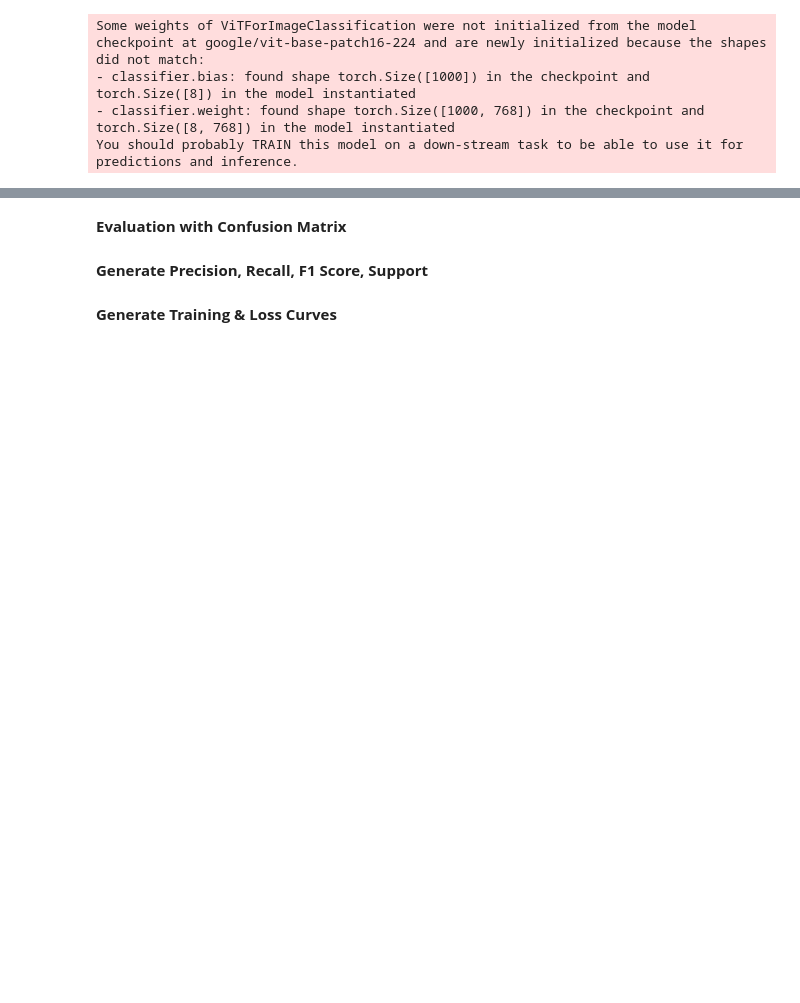
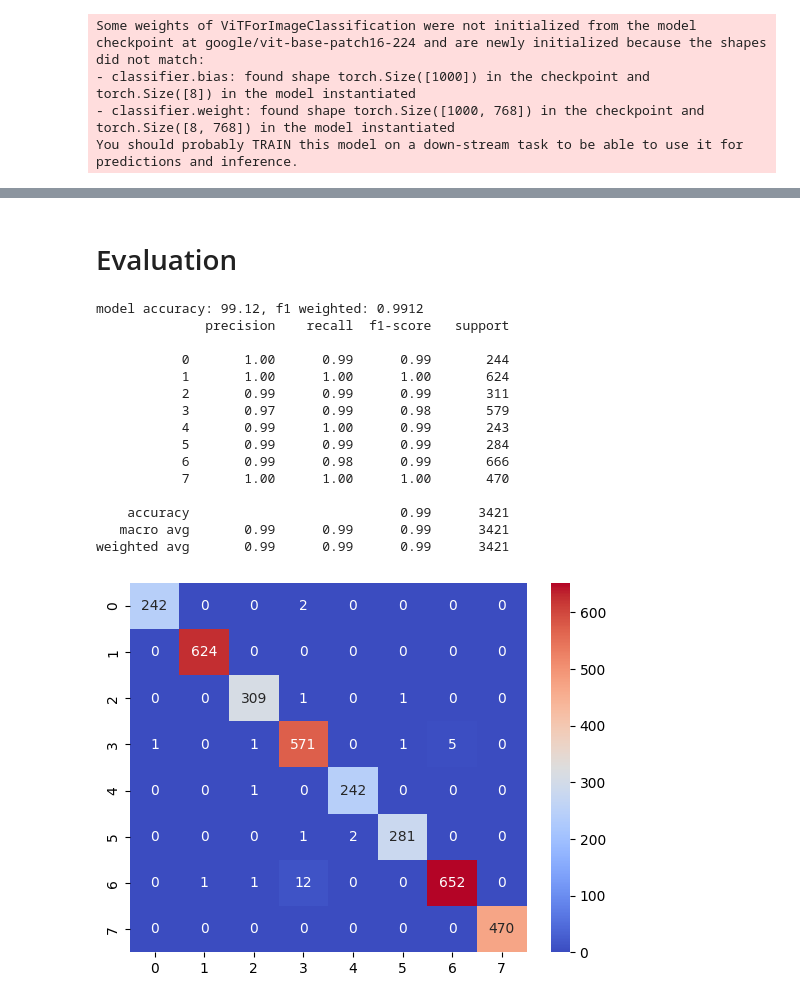
Before and after one commit to AnthonyP57/PathMNIST-exploration-and-classification, a Jupyter notebook: ViT_training.ipynb, the cells around one changed output, grey strips where cells are left out. Cells and saved outputs as stored; diff of their text form; code cells hidden in the pictures; blank space fills up the shorter version.

Commit message:
ViT trained and evaled

```diff
--- a/ViT_training.ipynb
+++ b/ViT_training.ipynb
@@ -28,7 +26,7 @@ d_size = 224
 
 train_dataloader = GetMedMNIST(name='BloodMNIST', split='train', size=d_size)
 valid_dataloader = GetMedMNIST(name='BloodMNIST', split='val', size=d_size)
-test_dataloader = GetMedMNIST(name='BloodMNIST', split='train', size=d_size)
+test_dataloader = GetMedMNIST(name='BloodMNIST', split='test', size=d_size)
 # %%
 model = ViTForImageClassification.from_pretrained(
     model_name,
@@ -45,13 +43,11 @@ You should probably TRAIN this model on a down-stream task to be able to use it
 # %%
 training_args = TrainingArguments(
   output_dir="./BloodMNIST_ViT",
-  per_device_train_batch_size=32,
-  num_train_epochs=10,
-  eval_strategy='steps',
-  save_strategy='steps',
+  per_device_train_batch_size=128,
+  num_train_epochs=5,
+  eval_strategy='epoch',
+  save_strategy='epoch',
   fp16=True,
-  save_steps=374,
-  eval_steps=374,
   logging_steps=374,
   save_total_limit=2,
   remove_unused_columns=False,
@@ -92,11 +106,41 @@ outputs = trainer.predict(test_dataloader)
 y_true = outputs.label_ids
 y_pred = outputs.predictions.argmax(1)
 # %% [markdown]
-**Evaluation with Confusion Matrix**
+# Evaluation
-# %% [markdown]
-**Generate Precision, Recall, F1 Score, Support**
-# %% [markdown]
-**Generate Training & Loss Curves**
+# %%
+import seaborn as sns
+from sklearn.metrics import confusion_matrix, accuracy_score, f1_score, classification_report
+
+def eval_model(labels, preds):
+    cf_matrix = confusion_matrix(labels, preds)
+    sns.heatmap(cf_matrix, annot=True, cmap='coolwarm', fmt='.0f')
+
+    acc = accuracy_score(labels, preds)
+
+    f1 = f1_score(labels, preds, average='weighted')
+
+    class_report = classification_report(labels, preds)
+    print(f'model accuracy: {acc*100:.2f}, f1 weighted: {f1:.4f}')
+    print(class_report)
+# %%
+eval_model(y_true, y_pred)
+# %% [output]
+model accuracy: 99.12, f1 weighted: 0.9912
+              precision    recall  f1-score   support
+
+           0       1.00      0.99      0.99       244
+           1       1.00      1.00      1.00       624
+           2       0.99      0.99      0.99       311
+           3       0.97      0.99      0.98       579
+           4       0.99      1.00      0.99       243
+           5       0.99      0.99      0.99       284
+           6       0.99      0.98      0.99       666
+           7       1.00      1.00      1.00       470
+
+    accuracy                           0.99      3421
+   macro avg       0.99      0.99      0.99      3421
+weighted avg       0.99      0.99      0.99      3421
+[figure, added]
 # %%
 import matplotlib.pyplot as plt
 
```
Also changed, not shown: parts of 8 cells of this notebook.
